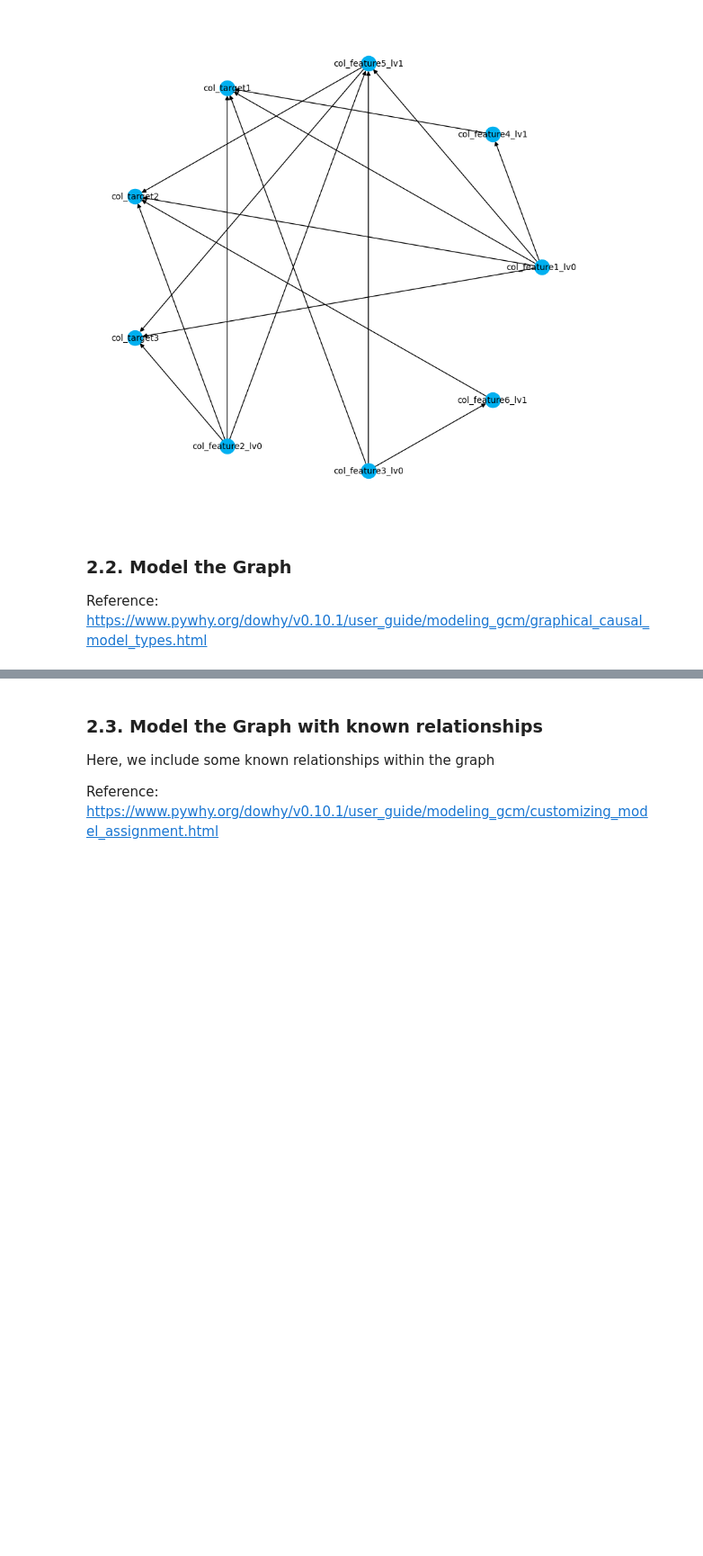
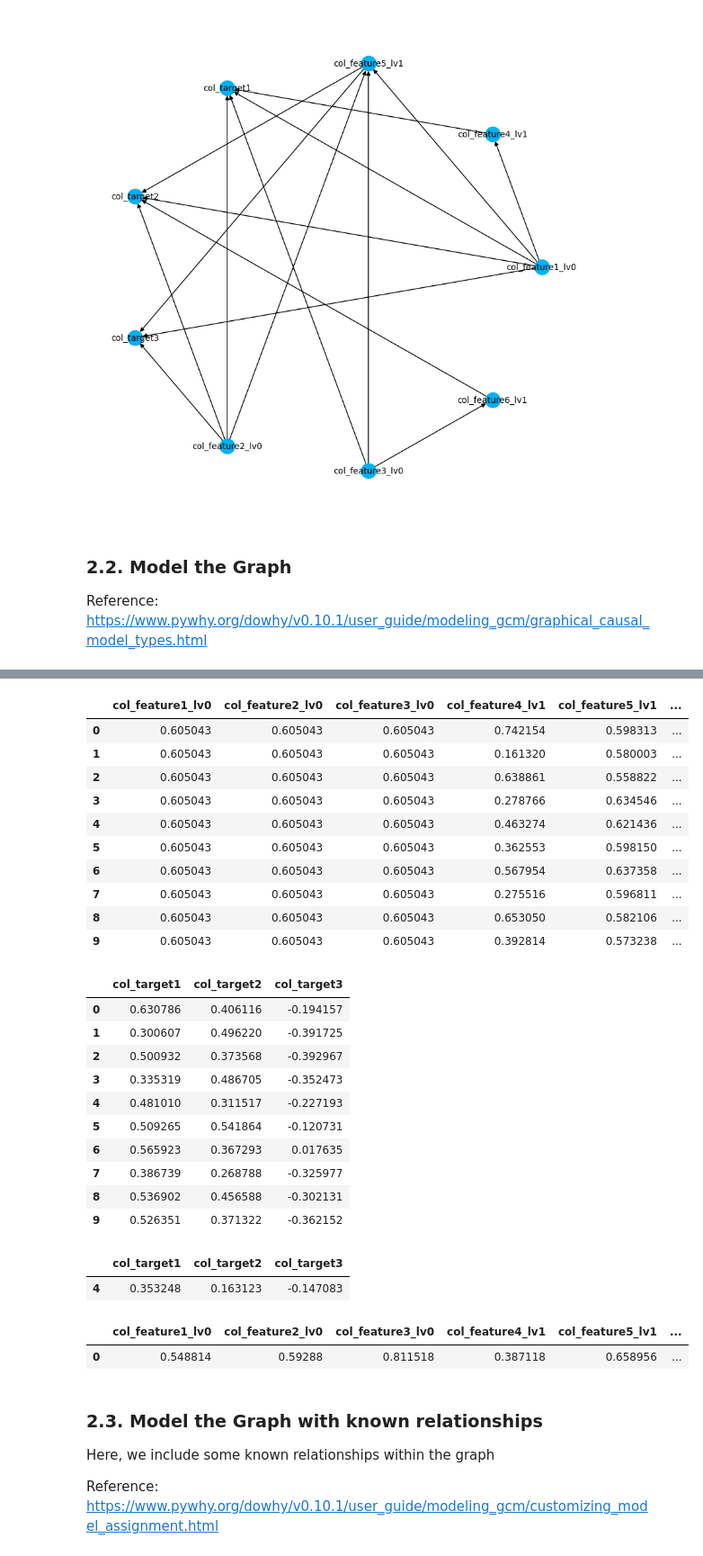
Before and after one commit to AlbertoBarbado/python-codebase, a Jupyter notebook: machine_learning/causal_inference_and_discovery/DoubleML - Causal Graph.ipynb, the cells around one changed output, grey strips where cells are left out. Shown at 90% size. Cells and saved outputs as stored; diff of their text form; code cells hidden in the pictures; blank space fills up the shorter version.

```diff
--- a/machine_learning/causal_inference_and_discovery/DoubleML - Causal Graph.ipynb
+++ b/machine_learning/causal_inference_and_discovery/DoubleML - Causal Graph.ipynb
@@ -344,3 +405,76 @@ for item in list_results:
+# %%
+# New predictions
+'''
+col_target_check =
+
+col_root = 'col_feature1_lv0'
+col_check = 'col_feature4_lv1'
+X_new = X_ref.copy()
+X_new[col_root] = X_ref[col_root].values[0] + ref_increase
+gcm.distribution_change(
+  causal_model,
+  X_ref,
+  X_new,
+  target_node=col_check
+  )
+'''
+
+# Reference input nodes
+X_test = df[4:5].copy().drop(columns=['col_date'])
+y_test = X_test[list_cols_target].copy()
+X_test = X_test.drop(columns=list_cols_target)[list_cols_lv0]
+dct_input = {col_input: lambda x: X_test[col_input].values[0] for col_input in list(X_test.columns)}
+X_pred = gcm.interventional_samples(
+    causal_model,
+    dct_input,
+    num_samples_to_draw=10
+)
+display(X_pred)
+display(X_pred[list_cols_target])
+display(y_test)
+'''
+samples = gcm.interventional_samples(
+    causal_model,
+    {
+        'col_feature1_lv0': lambda x: 1,
+        'col_feature2_lv0': lambda x: 1,
+        'col_feature3_lv0': lambda x: 1
+    },
+    num_samples_to_draw=1000
+)
+samples.head()
+'''
+print()
+# %% [output]
+|  | col_feature1_lv0 | col_feature2_lv0 | col_feature3_lv0 | col_feature4_lv1 | col_feature5_lv1 | ... |
+| 0 | 0.605043 | 0.605043 | 0.605043 | 0.742154 | 0.598313 | ... |
+| 1 | 0.605043 | 0.605043 | 0.605043 | 0.161320 | 0.580003 | ... |
+| 2 | 0.605043 | 0.605043 | 0.605043 | 0.638861 | 0.558822 | ... |
+| 3 | 0.605043 | 0.605043 | 0.605043 | 0.278766 | 0.634546 | ... |
+| 4 | 0.605043 | 0.605043 | 0.605043 | 0.463274 | 0.621436 | ... |
+| 5 | 0.605043 | 0.605043 | 0.605043 | 0.362553 | 0.598150 | ... |
+| 6 | 0.605043 | 0.605043 | 0.605043 | 0.567954 | 0.637358 | ... |
+| 7 | 0.605043 | 0.605043 | 0.605043 | 0.275516 | 0.596811 | ... |
+| 8 | 0.605043 | 0.605043 | 0.605043 | 0.653050 | 0.582106 | ... |
+| 9 | 0.605043 | 0.605043 | 0.605043 | 0.392814 | 0.573238 | ... |
+|  | col_target1 | col_target2 | col_target3 |
+| 0 | 0.630786 | 0.406116 | -0.194157 |
+| 1 | 0.300607 | 0.496220 | -0.391725 |
+| 2 | 0.500932 | 0.373568 | -0.392967 |
+| 3 | 0.335319 | 0.486705 | -0.352473 |
+| 4 | 0.481010 | 0.311517 | -0.227193 |
+| 5 | 0.509265 | 0.541864 | -0.120731 |
+| 6 | 0.565923 | 0.367293 | 0.017635 |
+| 7 | 0.386739 | 0.268788 | -0.325977 |
+| 8 | 0.536902 | 0.456588 | -0.302131 |
+| 9 | 0.526351 | 0.371322 | -0.362152 |
+|  | col_target1 | col_target2 | col_target3 |
+| 4 | 0.353248 | 0.163123 | -0.147083 |
+# %%
+X_ref
+# %% [output]
+|  | col_feature1_lv0 | col_feature2_lv0 | col_feature3_lv0 | col_feature4_lv1 | col_feature5_lv1 | ... |
+| 0 | 0.548814 | 0.59288 | 0.811518 | 0.387118 | 0.658956 | ... |
 # %% [markdown]
 ### 2.3. Model the Graph with known relationships
 
```
Also changed, not shown: parts of 15 cells of this notebook.
